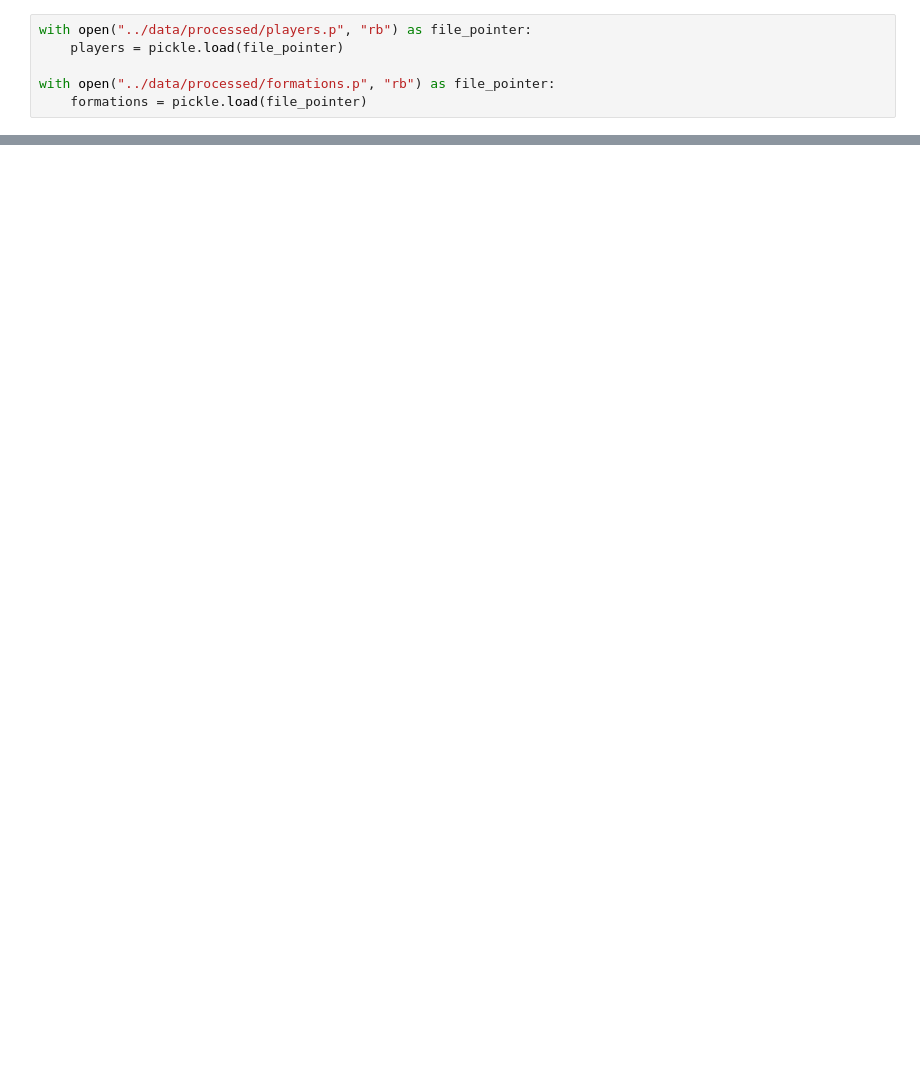
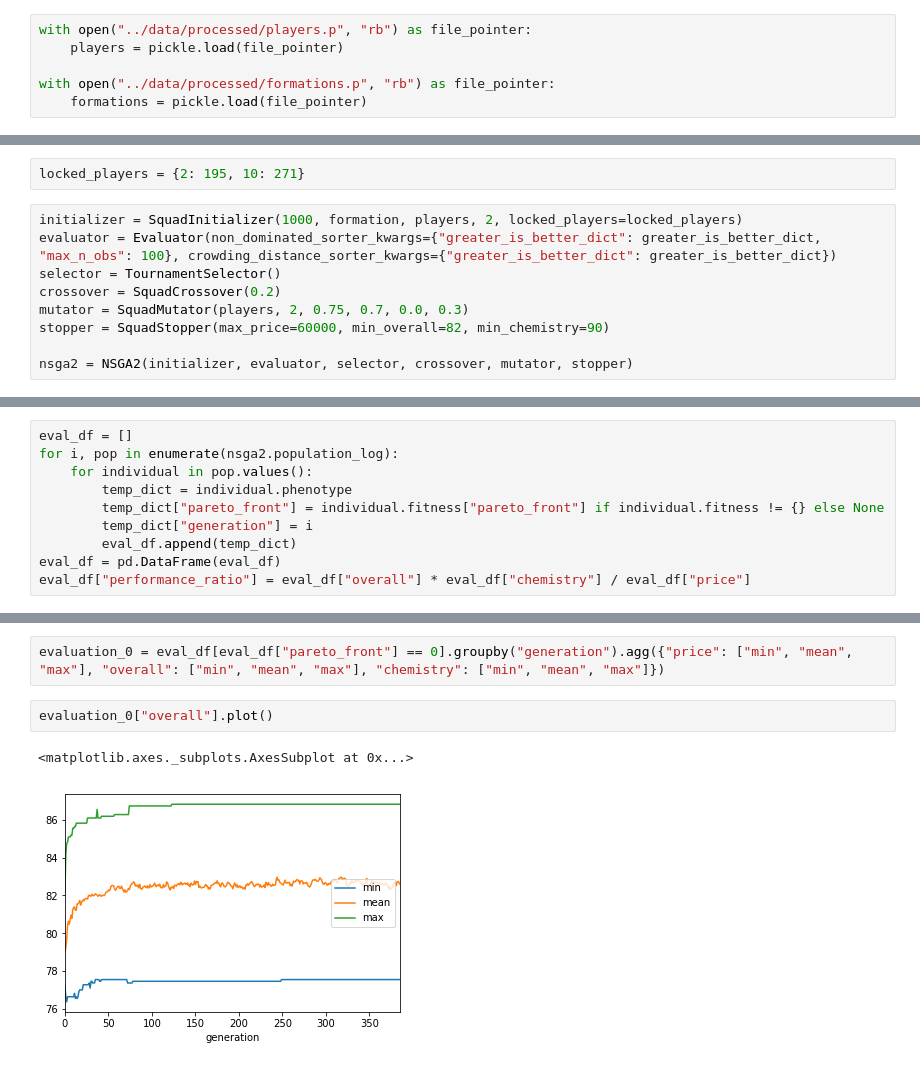
Before and after one commit to janjagusch/nsga2, a Jupyter notebook: notebooks/01-jbj2505-preliminary-nsga2.ipynb, the cells around one changed output, grey strips where cells are left out. Saved outputs shown, nothing was run; the diff lists cells and outputs as text; blank space fills up the shorter version.

Commit message:
Finalize NSGA2

```diff
--- a/notebooks/01-jbj2505-preliminary-nsga2.ipynb
+++ b/notebooks/01-jbj2505-preliminary-nsga2.ipynb
@@ -81,0 +43,11 @@ import pandas as pd
+# %%
+locked_players = {2: 195, 10: 271}
+# %%
+initializer = SquadInitializer(1000, formation, players, 2, locked_players=locked_players)
+evaluator = Evaluator(non_dominated_sorter_kwargs={"greater_is_better_dict": greater_is_better_dict, "max_n_obs": 100}, crowding_distance_sorter_kwargs={"greater_is_better_dict": greater_is_better_dict})
+selector = TournamentSelector()
+crossover = SquadCrossover(0.2)
+mutator = SquadMutator(players, 2, 0.75, 0.7, 0.0, 0.3)
+stopper = SquadStopper(max_price=60000, min_overall=82, min_chemistry=90)
+
+nsga2 = NSGA2(initializer, evaluator, selector, crossover, mutator, stopper)
@@ -81,0 +65,10 @@ import pandas as pd
+# %%
+eval_df = []
+for i, pop in enumerate(nsga2.population_log):
+    for individual in pop.values():
+        temp_dict = individual.phenotype
+        temp_dict["pareto_front"] = individual.fitness["pareto_front"] if individual.fitness != {} else None
+        temp_dict["generation"] = i
+        eval_df.append(temp_dict)
+eval_df = pd.DataFrame(eval_df)
+eval_df["performance_ratio"] = eval_df["overall"] * eval_df["chemistry"] / eval_df["price"]
@@ -82 +86,8 @@ import pandas as pd
+# %%
+evaluation_0 = eval_df[eval_df["pareto_front"] == 0].groupby("generation").agg({"price": ["min", "mean", "max"], "overall": ["min", "mean", "max"], "chemistry": ["min", "mean", "max"]})
+# %%
+evaluation_0["overall"].plot()
+# %% [output]
+<matplotlib.axes._subplots.AxesSubplot at 0x...>
+[figure, added]
 # %%
```
Also changed, not shown: parts of 22 cells of this notebook, 11 other files.
